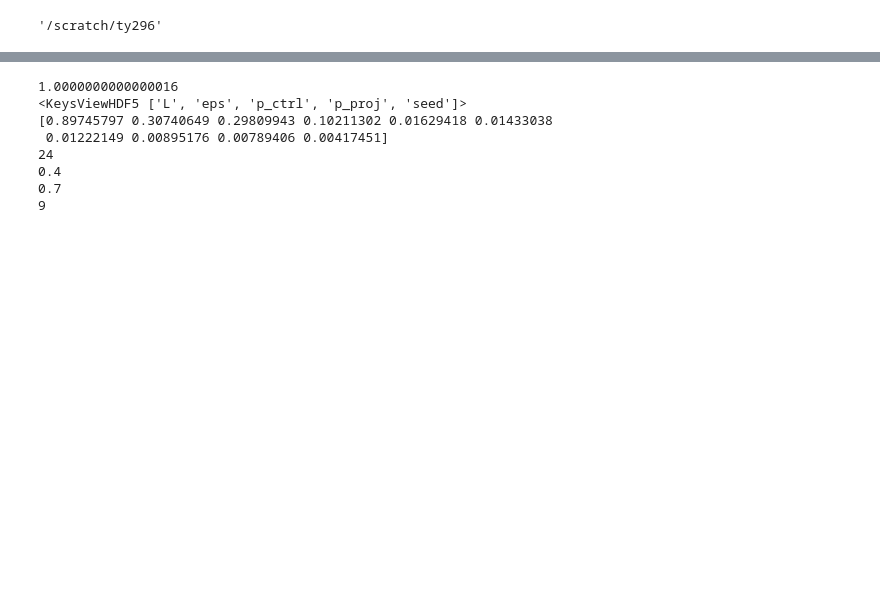
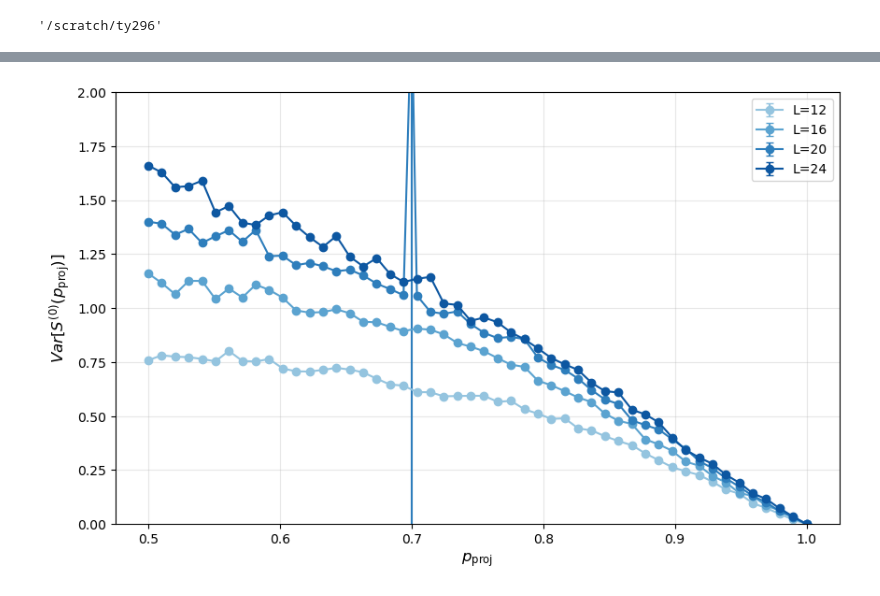
Before and after one commit to youtao1999/CT_MPS, a Jupyter notebook: sandbox.ipynb, the cells around one changed output, grey strips where cells are left out. Saved outputs shown, nothing was run; the diff lists cells and outputs as text; code cells hidden in the pictures; blank space fills up the shorter version.

```diff
--- a/sandbox.ipynb
+++ b/sandbox.ipynb
@@ -6,0 +43,11 @@ os.getcwd()
+# %%
+
+combined_sv_filename = f"hdf5_data_combined/sv_combined_p_ctrl0.4_{datetime.datetime.now().strftime('%Y-%m-%d')}.h5"
+print(combined_sv_filename)
+
+# with h5py.File(combined_sv_filename, 'w') as f_target:
+#     # No need to open files! Just create links directly
+#     for i, filename in enumerate(tqdm.tqdm(files_full_path)):
+#         ds_name = files[i]
+#         # Create external link instead of copying
+#         f_target[ds_name] = h5py.ExternalLink(filename, 'sv_arr')
@@ -6,0 +89,5 @@ os.getcwd()
+# %%
+for key in s0_dict.keys():
+    s0_arr = np.array(s0_dict[key])
+    s0_arr = -s0_arr
+    s0_dict[key] = s0_arr
@@ -6,0 +168,27 @@ os.getcwd()
+# %%
+import matplotlib.pyplot as plt
+# Plot estimator vs p for different L with same color scheme as data_collapse.py
+fig, ax = plt.subplots(figsize=(10, 6))
+
+L_list = df.index.get_level_values('L').unique().sort_values().values
+color_iter = iter(plt.cm.Blues(0.4+0.6*(i/L_list.shape[0])) for i in range(L_list.shape[0]))
+
+for L in L_list:
+    color = next(color_iter)
+    df_L = df.xs(key=L, level='L').sort_index()  # Add sort_index() here
+    p_values = df_L.index.get_level_values('p').values
+    estimator_values = df_L['variance'].values
+    stderr_values = df_L['standard_error_of_variance'].values
+
+    ax.errorbar(p_values, estimator_values, yerr=stderr_values,
+                fmt='o-', color=color, label=f'L={L}', capsize=3, markersize=6)
+
+ax.set_xlabel(r'$p_{\mathrm{proj}}$', fontsize=12)
+ax.set_ylabel(r'$Var[S^{(0)}(p_{\mathrm{proj}})]$', fontsize=12)
+ax.legend()
+ax.grid(True, alpha=0.3)
+ax.set_ylim(0, 2)
+# plt.tight_layout()
+plt.show()
+# %% [output]
+[figure, added]
@@ -7,5 +197,5 @@ os.getcwd()
 # %%
-filename = "/scratch/ty296/test_output/MPS_L24_pctrl0.400_pproj0.700_s9.h5"
+filename = "hdf5_data/p_ctrl0.4_haining/MPS_L24_pctrl0.400_pproj0.531_s403.h5"
 with h5py.File(filename, "r") as f:
     sv_arr = f['sv_arr'][:]
     # get the l2 norm of sv_arr
@@ -18,12 +208,4 @@ with h5py.File(filename, "r") as f:
     print(f['sv_arr'].attrs['p_ctrl'])
     print(f['sv_arr'].attrs['p_proj'])
     print(f['sv_arr'].attrs['seed'])
+    print(f['sv_arr'].attrs['eps'])
-# %% [output]
-1.0000000000000016
-<KeysViewHDF5 ['L', 'eps', 'p_ctrl', 'p_proj', 'seed']>
-[0.89745797 0.30740649 0.29809943 0.10211302 0.01629418 0.01433038
- 0.01222149 0.00895176 0.00789406 0.00417451]
-24
-0.4
-0.7
-9
```
Also changed, not shown: parts of 13 cells of this notebook, 5 other files.
